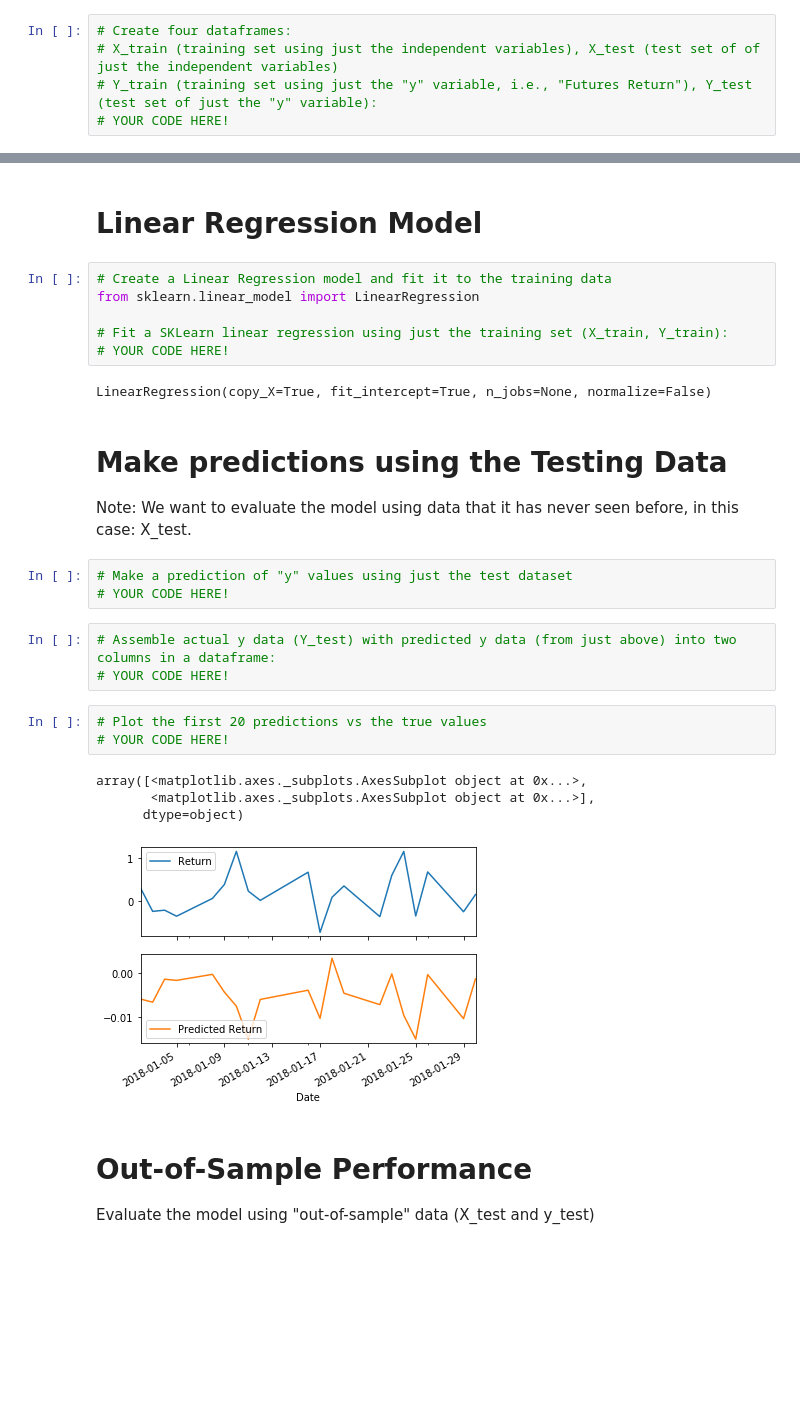
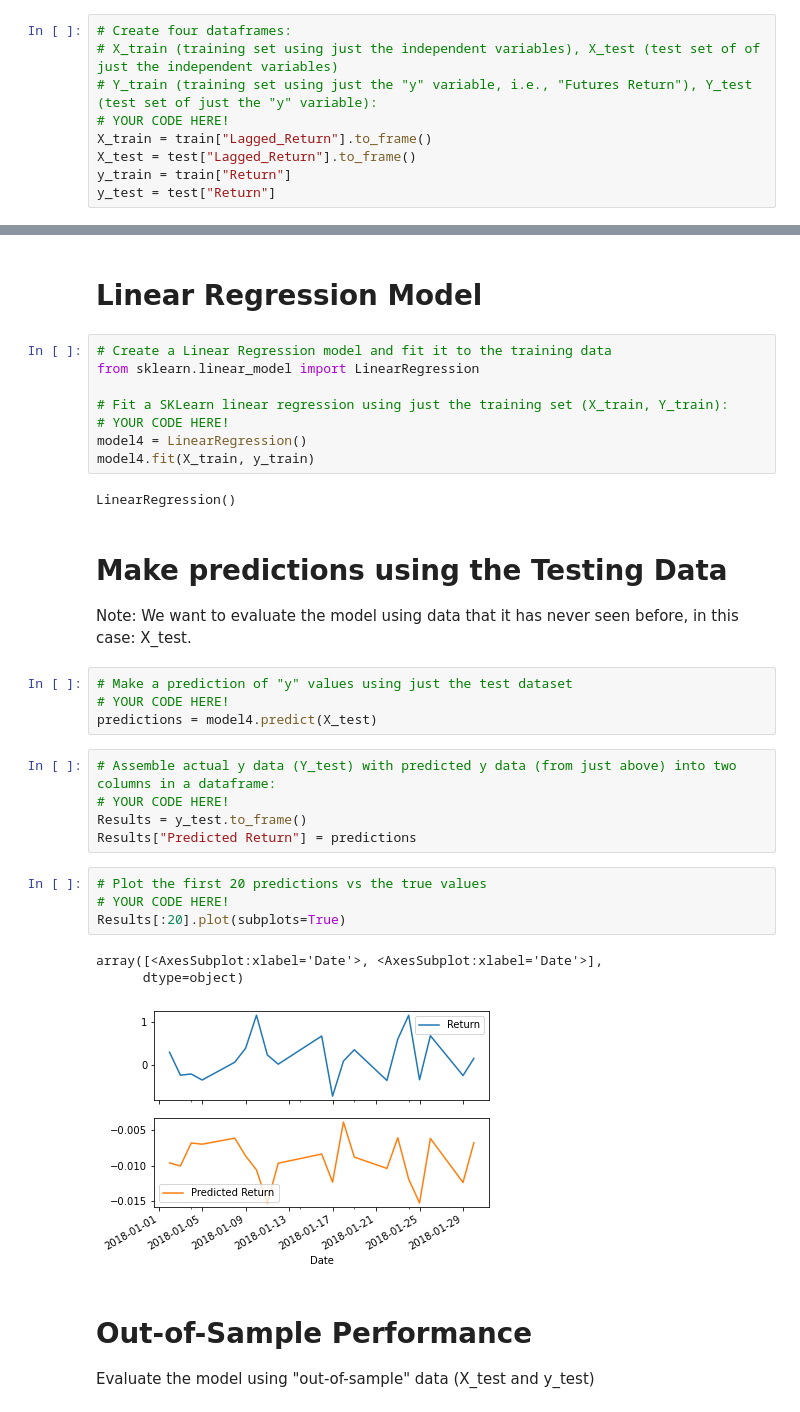
Before and after one commit to mowlem123/Time_Series_Homework, a Jupyter notebook: Instructions/Starter_Code/regression_analysis.ipynb, the cells around one changed output, grey strips where cells are left out. Cells and saved outputs as stored; diff of their text form; blank space fills up the shorter version.

```diff
--- a/Instructions/Starter_Code/regression_analysis.ipynb
+++ b/Instructions/Starter_Code/regression_analysis.ipynb
@@ -74,6 +96,10 @@ test = yen_futures['2018':]
 # X_train (training set using just the independent variables), X_test (test set of of just the independent variables)
 # Y_train (training set using just the "y" variable, i.e., "Futures Return"), Y_test (test set of just the "y" variable):
 # YOUR CODE HERE!
+X_train = train["Lagged_Return"].to_frame()
+X_test = test["Lagged_Return"].to_frame()
+y_train = train["Return"]
+y_test = test["Return"]
 # %%
 X_train
 # %% [output]
@@ -99,8 +125,10 @@ from sklearn.linear_model import LinearRegression
 
 # Fit a SKLearn linear regression using just the training set (X_train, Y_train):
 # YOUR CODE HERE!
+model4 = LinearRegression()
+model4.fit(X_train, y_train)
 # %% [output]
-LinearRegression(copy_X=True, fit_intercept=True, n_jobs=None, normalize=False)
+LinearRegression()
 # %% [markdown]
 # Make predictions using the Testing Data
 
@@ -108,17 +136,20 @@ Note: We want to evaluate the model using data that it has never seen before, in
 # %%
 # Make a prediction of "y" values using just the test dataset
 # YOUR CODE HERE!
+predictions = model4.predict(X_test)
 # %%
 # Assemble actual y data (Y_test) with predicted y data (from just above) into two columns in a dataframe:
 # YOUR CODE HERE!
+Results = y_test.to_frame()
+Results["Predicted Return"] = predictions
 # %%
 # Plot the first 20 predictions vs the true values
 # YOUR CODE HERE!
+Results[:20].plot(subplots=True)
 # %% [output]
-array([<matplotlib.axes._subplots.AxesSubplot object at 0x...>,
-       <matplotlib.axes._subplots.AxesSubplot object at 0x...>],
+array([<AxesSubplot:xlabel='Date'>, <AxesSubplot:xlabel='Date'>],
       dtype=object)
-[figure, old version]
+[figure, new version]
 # %% [markdown]
 # Out-of-Sample Performance
 
```
Also changed, not shown: parts of 6 cells of this notebook.
